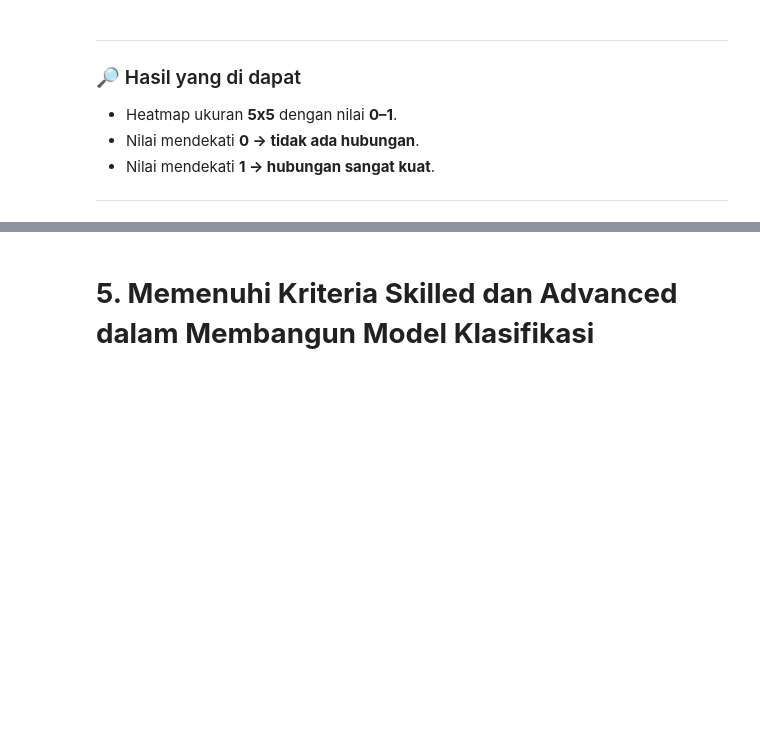
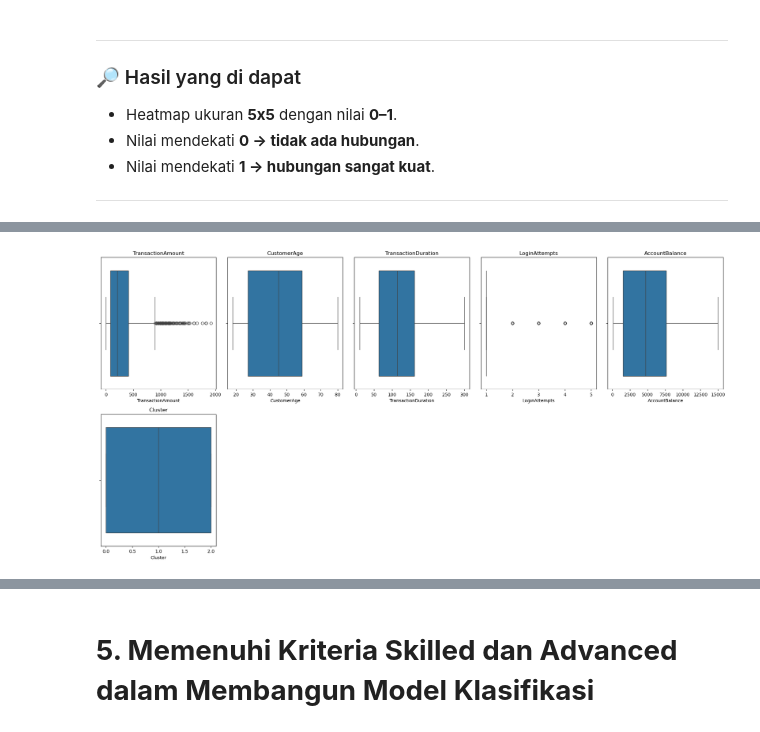
Before and after one commit to TurmaeUrsorum/porto-bank-transaction-clasification, a Jupyter notebook: porto-bank-transaction-clasification/notebooks/bank_classification.ipynb, the cells around one changed output, grey strips where cells are left out. Cells and saved outputs as stored; diff of their text form; code cells hidden in the pictures; blank space fills up the shorter version.

```diff
--- a/porto-bank-transaction-clasification/notebooks/bank_classification.ipynb
+++ b/porto-bank-transaction-clasification/notebooks/bank_classification.ipynb
@@ -518,0 +555,11 @@ plt.show()
+# %%
+# handling outliers
+fig = plt.figure(figsize=(20, 10))
+for i, col in enumerate(df_numeric.columns):
+    ax = fig.add_subplot(2, 5, i + 1)
+    sns.boxplot(x=df_numeric[col], ax=ax)
+    ax.set_title(col)
+plt.tight_layout()
+plt.show()
+# %% [output]
+[figure, added]
```
Also changed, not shown: parts of 20 cells of this notebook, 2 other files.
